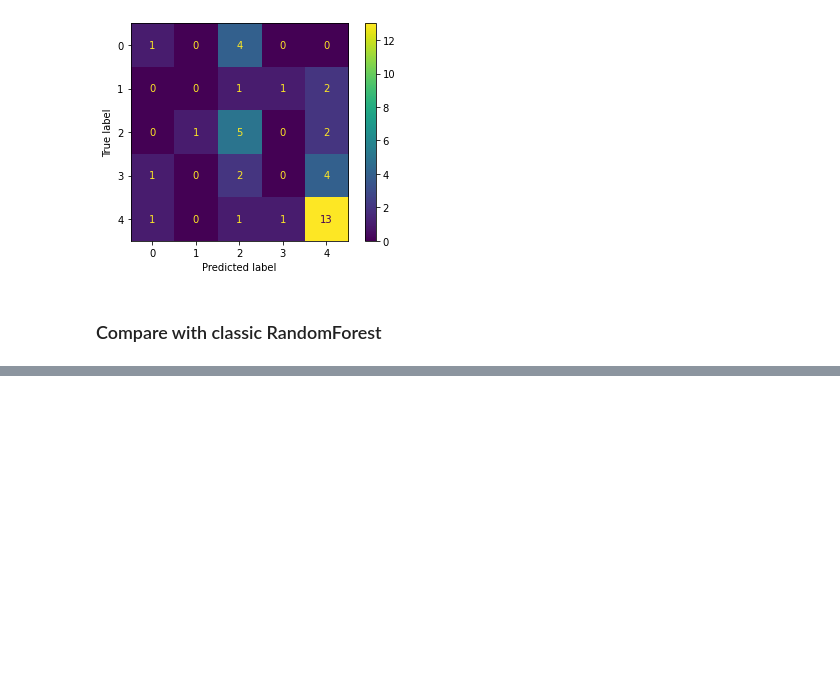
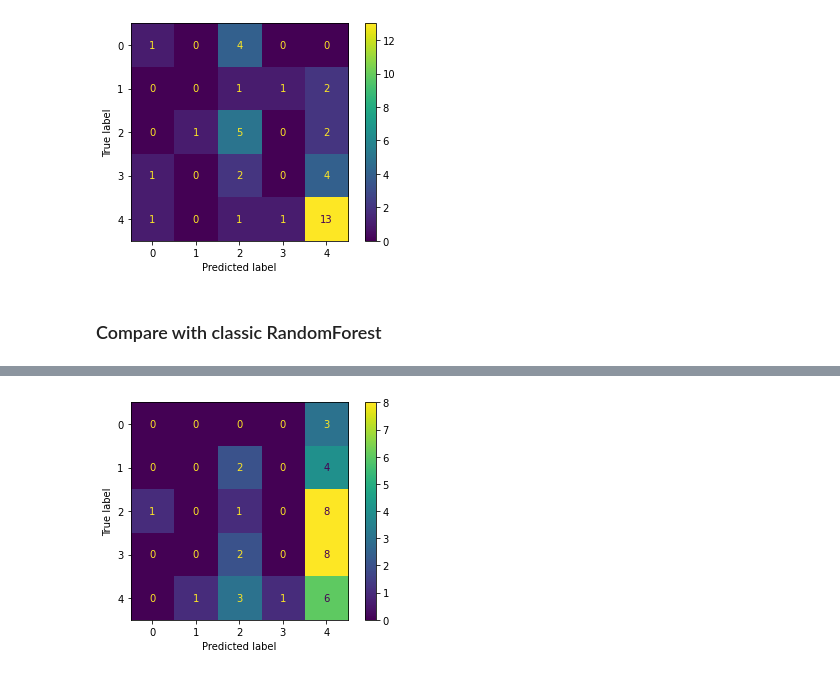
Before and after one commit to androjus/RandomForest_but_AQ, a Jupyter notebook: dataset-students.ipynb, the cells around one changed output, grey strips where cells are left out. Drawn from its saved outputs; the diff is of its cells as text; code cells hidden in the pictures; blank space fills up the shorter version.

```diff
--- a/dataset-students.ipynb
+++ b/dataset-students.ipynb
@@ -245,0 +225,9 @@ KeyboardInterrupt:
+# %%
+def stats(dict_list, key):
+    list = [el[key] for el in dict_list]
+    np_list = np.array(list)
+    return np.mean(np_list), np.std(np_list)
+
+def get_min_and_max(dict_list, key):
+    list = [el[key] for el in dict_list]
+    return list.index(min(list)), list.index(max(list))
@@ -245,0 +250,2 @@ KeyboardInterrupt:
+# %%
+min_v_acc, max_v_acc = get_min_and_max(all_stats, "acc")
@@ -245,0 +276,6 @@ KeyboardInterrupt:
+# %%
+pcm = metrics.ConfusionMatrixDisplay(confusion_matrix=all_stats[min_v_acc]["cm"])
+pcm.plot()
+plt.show()
+# %% [output]
+[figure, added]
```
Also changed, not shown: parts of 8 cells of this notebook, 2 other files.
